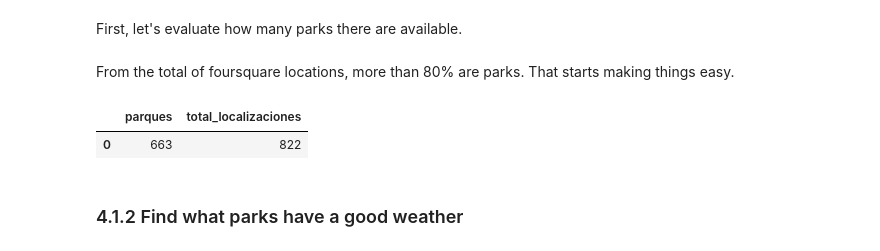
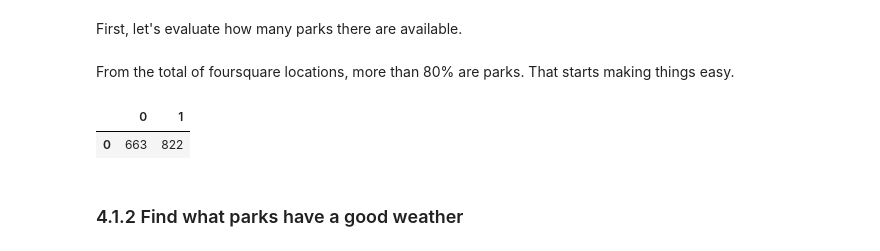
Before and after one commit to MiguelLopezVirues/lab3_modulo4_sql, a Jupyter notebook: notebooks/2. analysis.ipynb, the cells around one changed output. Saved outputs shown, nothing was run; the diff lists cells and outputs as text; code cells hidden in the pictures.

```diff
--- a/notebooks/2. analysis.ipynb
+++ b/notebooks/2. analysis.ipynb
@@ -47,10 +48,10 @@ cursor = connection.cursor()
 # %% [markdown]
 From the total of foursquare locations, more than 80% are parks. That starts making things easy.
 # %%
-cursor.execute("SELECT SUM(CASE WHEN category='Park' THEN 1 ELSE 0 END), COUNT(*) FROM foursquare_location;")
-pd.DataFrame(cursor.fetchall(), columns=["parques","total_localizaciones"])
+query = "SELECT SUM(CASE WHEN category='Park' THEN 1 ELSE 0 END), COUNT(*) FROM foursquare_location;"
+connect_and_query(database="modulo4_lab3", credentials_dict=database_credentials, query=query)
 # %% [output]
-|  | parques | total_localizaciones |
+|  | 0 | 1 |
 | 0 | 663 | 822 |
 # %% [markdown]
 ### 4.1.2 Find what parks have a good weather
```
Also changed, not shown: parts of 15 cells of this notebook, 3 other files.
